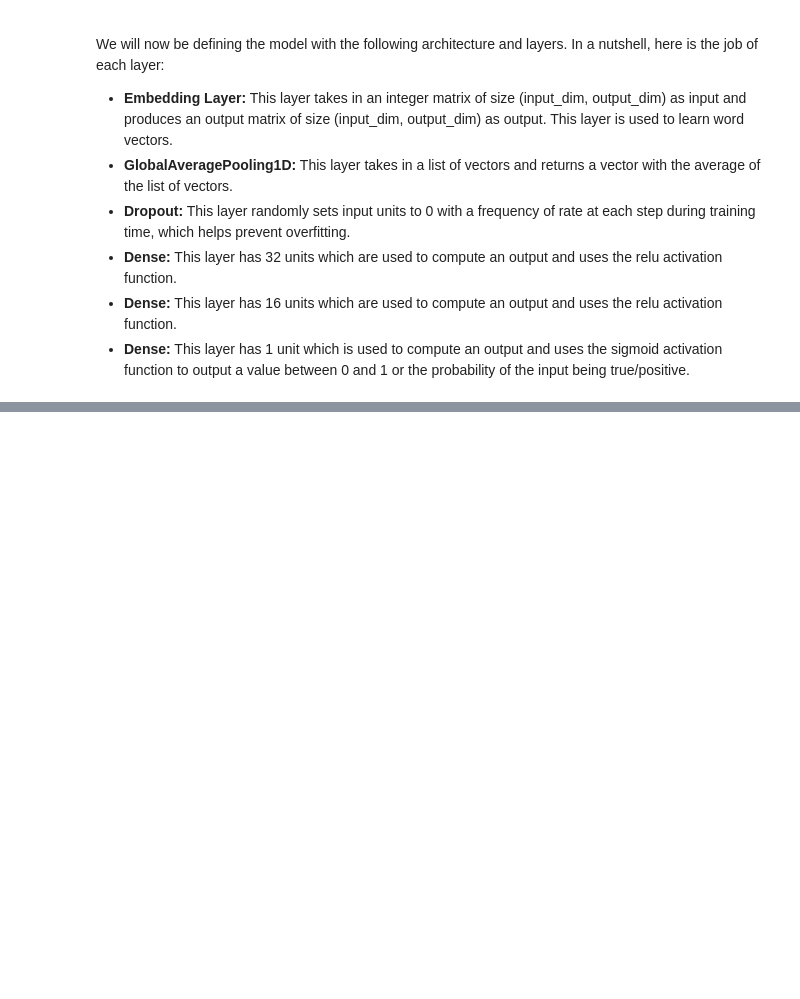
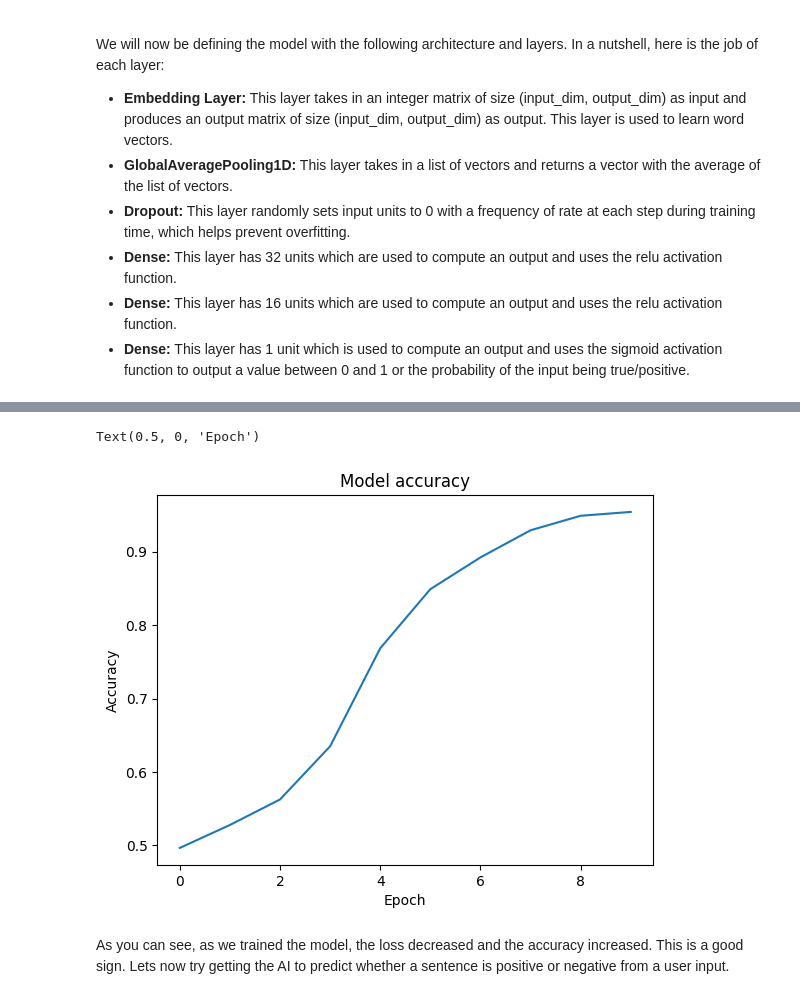
Before and after one commit to HPD1155/Simply-Sentiment-Analysis, a Jupyter notebook: main.ipynb, the cells around one changed output, grey strips where cells are left out. Saved outputs shown, nothing was run; the diff lists cells and outputs as text; code cells hidden in the pictures; blank space fills up the shorter version.

```diff
--- a/main.ipynb
+++ b/main.ipynb
@@ -90,0 +149,12 @@ model = keras.Sequential([
+# %%
+# This will be our accuracy
+plt.plot(history.history['accuracy'])
+plt.title('Model accuracy')
+plt.ylabel('Accuracy')
+plt.xlabel('Epoch')
+# %% [output]
+Text(0.5, 0, 'Epoch')
+[figure, added]
+# %% [markdown]
+As you can see, as we trained the model, the loss decreased and the accuracy increased. This is a good sign.
+Lets now try getting the AI to predict whether a sentence is positive or negative from a user input.
```
Also changed, not shown: parts of 11 cells of this notebook, 1 other file.
